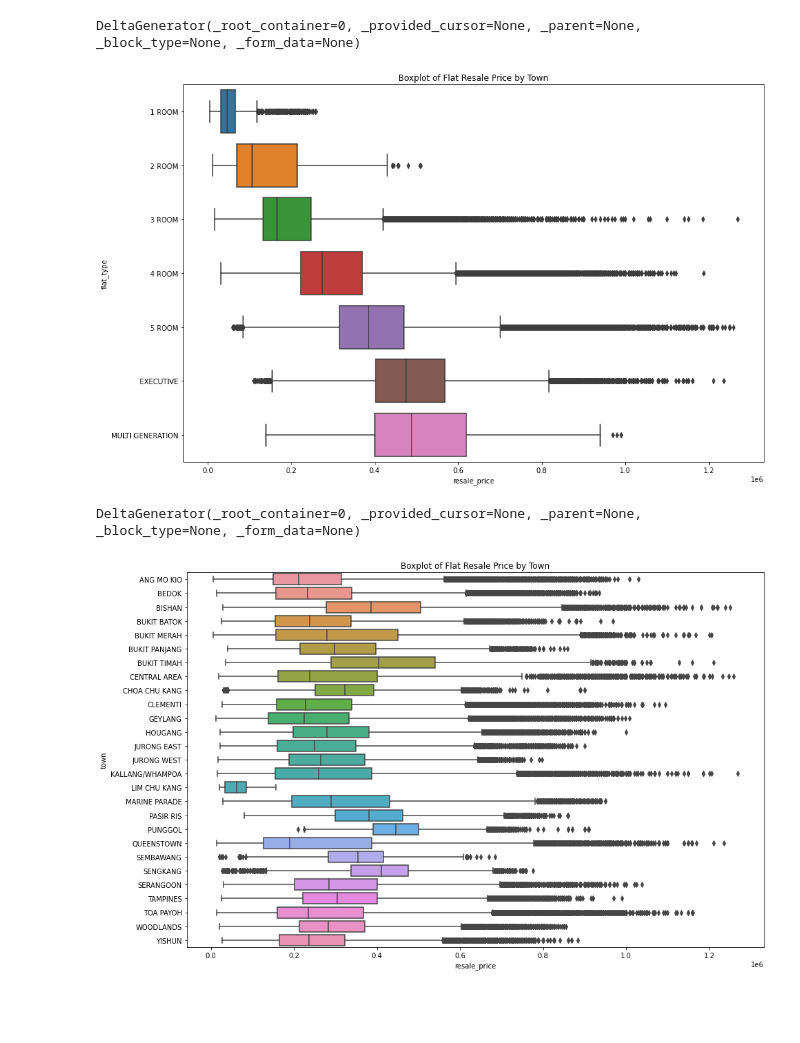
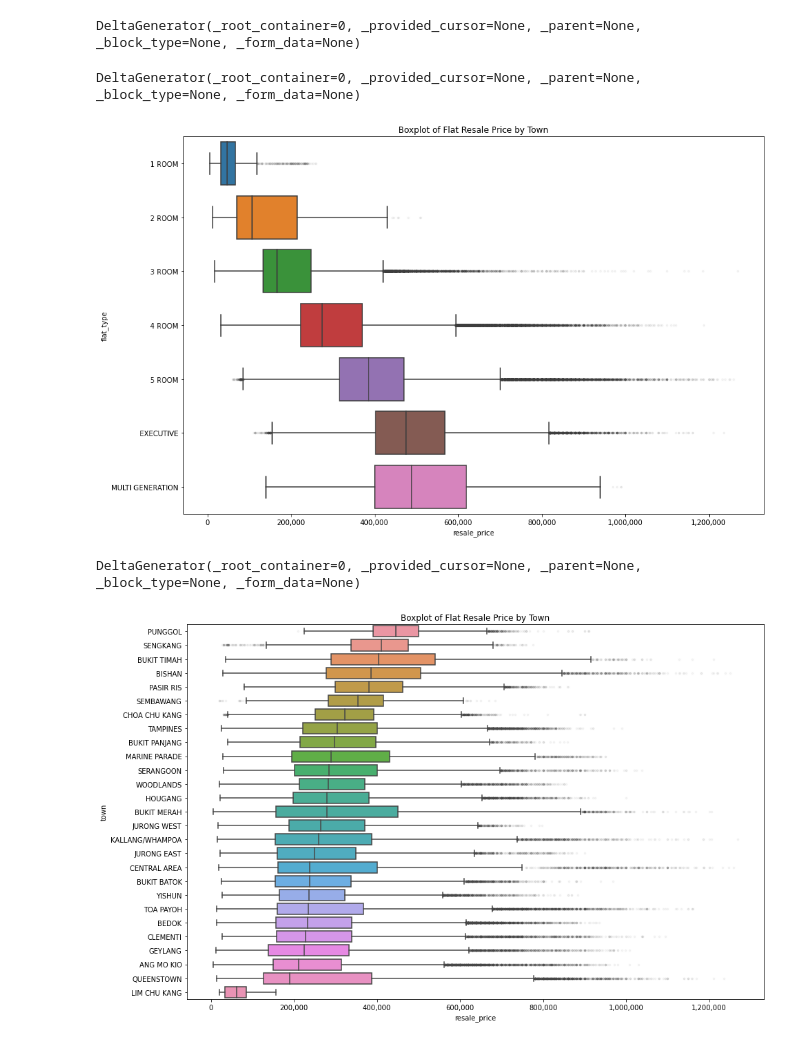
Before and after one commit to carolinedlu/streamlit_resale_flat_prices, a Jupyter notebook: streamlit_resale_flat_prices_app.ipynb, the cells around one changed output. Cells and saved outputs as stored; diff of their text form; code cells hidden in the pictures; blank space fills up the shorter version.

```diff
--- a/streamlit_resale_flat_prices_app.ipynb
+++ b/streamlit_resale_flat_prices_app.ipynb
@@ -8,5 +9,2 @@ import matplotlib.pyplot as plt
 import seaborn as sns
 import streamlit as st
-# %%
-# read data
-data = pd.read_csv(r'flat_prices_full.csv')
@@ -12,0 +33,16 @@ data = pd.read_csv(r'flat_prices_full.csv')
+# %%
+# slider to select past n number of years of data to use
+
+# set default value to past 10 years
+# set to use at least past 1 year of data
+# determine max number of years from data
+max_past_n_years = round((data['year_month'].max() - data['year_month'].min()) / np.timedelta64(1, 'Y')) + 1
+# define slider
+past_n_years = st.slider('How many years of past data would you like to use?', min_value=1, max_value=max_past_n_years, value=10)
+# %%
+# filter number of years of data to use based on slider
+
+# define latest year of data
+latest_year = str(data['year_month'].max().year - past_n_years)
+# filter past n number of years
+data = data.loc[(data['year_month'] >= latest_year+'-01-01')]
@@ -13,28 +63,61 @@ data = pd.read_csv(r'flat_prices_full.csv')
+# %%
+### map using latitude and longitude ###
+# map
+st.map(data)
+# %% [output]
+DeltaGenerator(_root_container=0, _provided_cursor=None, _parent=None, _block_type=None, _form_data=None)
 # %%
+### boxplot of flat type ###
+
 # set plot and figure size
 fig, ax = plt.subplots(figsize=(15,10))
 
+# order by flat_type alphabetically
+flat_type_order = sorted(list(data['flat_type'].unique()))
 # plot ax
-ax = sns.boxplot(x='resale_price', y='flat_type', data=data, order=sorted(list(data['flat_type'].unique())))
+ax = sns.boxplot(
+    x='resale_price',
+    y='flat_type',
+    data=data,
+    order=flat_type_order,
+    flierprops={'marker':'.', 'alpha':0.05}
+    )
 
+# formatting
+# add thousands separator
+ax.xaxis.set_major_formatter(matplotlib.ticker.StrMethodFormatter('{x:,.0f}'))
 # set title
 ax.set_title('Boxplot of Flat Resale Price by Town')
+
 # show plot
 st.pyplot(fig)
 # %% [output]
 DeltaGenerator(_root_container=0, _provided_cursor=None, _parent=None, _block_type=None, _form_data=None)
-[figure, old version]
+[figure, new version]
 # %%
+### boxplot of town ###
+
 # set plot and figure size
 fig, ax = plt.subplots(figsize=(15,10))
 
+# order by descending median resale_price
+town_order = list(data.groupby(['town']).agg({'resale_price':'median'}).reset_index().sort_values('resale_price', ascending=False)['town'])
 # plot boxplot
-sns.boxplot(x='resale_price', y='town', data=data, order=sorted(list(data['town'].unique())))
+sns.boxplot(
+    x='resale_price',
+    y='town',
+    data=data,
+    order=town_order,
+    flierprops={'marker':'.', 'alpha':0.05}
+    )
 
+# formatting
+# add thousands separator
+ax.xaxis.set_major_formatter(matplotlib.ticker.StrMethodFormatter('{x:,.0f}'))
 # set title
 ax.set_title('Boxplot of Flat Resale Price by Town')
 # show ploy
 st.pyplot(fig)
 # %% [output]
 DeltaGenerator(_root_container=0, _provided_cursor=None, _parent=None, _block_type=None, _form_data=None)
-[figure, old version]
+[figure, new version]
```
Also changed, not shown: parts of 6 cells of this notebook.
